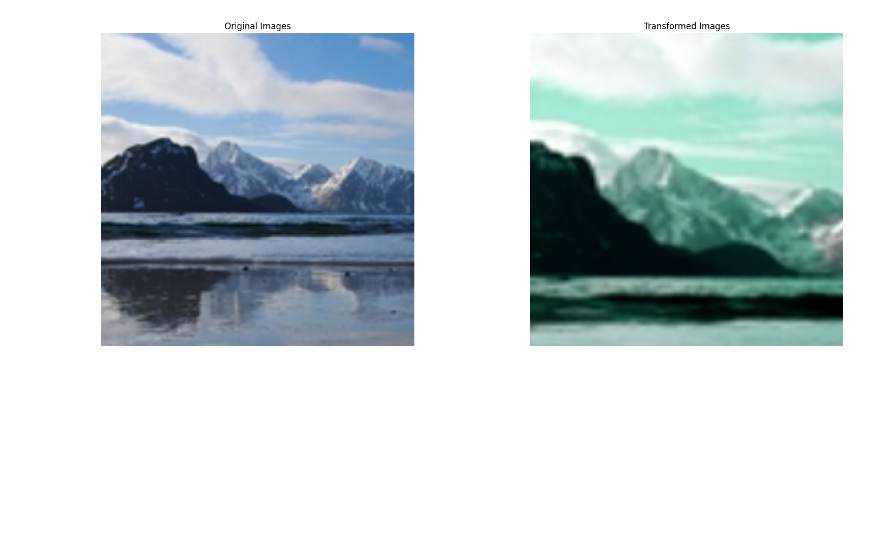
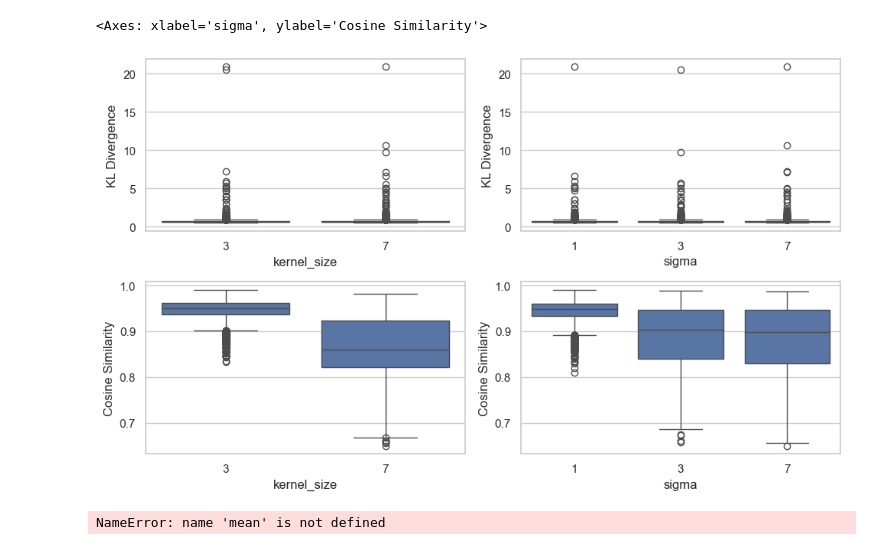
Before and after one commit to cris96spa/test_project, a Jupyter notebook: notebooks/img_drift_gen.ipynb, the cells around one changed output. Cells and saved outputs as stored; diff of their text form; code cells hidden in the pictures; blank space fills up the shorter version.

```diff
--- a/notebooks/img_drift_gen.ipynb
+++ b/notebooks/img_drift_gen.ipynb
@@ -27,0 +204,6 @@ sys.path.append('../')
+# %%
+gaussian_results = []
+for aug_name, params in gaussian_noise_aug:
+    for param in tqdm(params, desc=f"Processing {aug_name}"):
+        results = evaluate_augmentations(dataloader, aug_name, param)
+        gaussian_results.extend(results)
@@ -27,0 +306,20 @@ sys.path.append('../')
+# %%
+gaussian_blur_aug = [
+    ('gaussian_blur', [
+        {'kernel_size':3, 'sigma':1},
+        {'kernel_size':3, 'sigma':3},
+        {'kernel_size':3, 'sigma':7},
+        {'kernel_size':7, 'sigma':1},
+        {'kernel_size':7, 'sigma':3},
+        {'kernel_size':7, 'sigma':7},
+    ]),
+]
+# %%
+gaussian_blur_results = []
+for aug_name, params in gaussian_blur_aug:
+    for param in tqdm(params, desc=f"Processing {aug_name}: param: {param}"):
+        results = evaluate_augmentations(dataloader, aug_name, param)
+        gaussian_blur_results.extend(results)
+# %%
+gaussian_blur_df = pl.DataFrame(gaussian_blur_results)
+gaussian_blur_df.head()
@@ -28 +335,20 @@ sys.path.append('../')
+# %%
+# Evaluate results for each augmentation method
+fig, axes = plt.subplots(2, 2, figsize=(10, 6))
+sns.boxplot(x="kernel_size", y="KL Divergence", data=gaussian_blur_df, ax=axes[0][0])
+sns.boxplot(x="kernel_size", y="Cosine Similarity", data=gaussian_blur_df, ax=axes[1][0])
+sns.boxplot(x="sigma", y="KL Divergence", data=gaussian_blur_df, ax=axes[0][1])
+sns.boxplot(x="sigma", y="Cosine Similarity", data=gaussian_blur_df, ax=axes[1][1])
+# %% [output]
+<Axes: xlabel='sigma', ylabel='Cosine Similarity'>
+[figure, added]
+# %%
+denormalize_transform = transforms.Compose([
+    transforms.Normalize(
+        mean=[-m / s for m, s in zip(mean, std)],
+        std=[1 / s for s in std]
+    ),
+])
+# %% [output]
+NameError: name 'mean' is not defined
 # %%
@@ -51,26 +364,0 @@ dataloader = DataLoader(dataset, batch_size=1, shuffle=True)
-# %%
-for inputs, labels in dataloader:
-    fig, axes = plt.subplots(nrows=1, ncols=2, figsize=(20, 8))
-    classes = dataset.classes
-
-    # Use torch's utility to create an image grid
-    grid_img = make_grid(inputs[:1])  # Adjust to show a few images
-    np_img = grid_img.numpy().transpose((1, 2, 0))  # Convert from CHW to HWC for matplotlib
-
-    # Display the image grid without any denormalization
-    axes[0].imshow(np_img)
-    axes[0].axis('off')
-    axes[0].set_title('Original Images')
-
-    transformed_images = torch.stack([augment_transform(image) for image in inputs])  # Apply transformation manually
-    transformed_grid = make_grid(transformed_images)  # Create a grid for transformed images
-    np_transformed = transformed_grid.numpy().transpose((1, 2, 0))  # Convert from CHW to HWC for matplotlib
-
-    axes[1].imshow(np_transformed)
-    axes[1].axis('off')
-    axes[1].set_title('Transformed Images')
-
-    plt.show()  # Show the plot once
-    break  # Stop after the first batch
-# %% [output]
-[figure, removed]
```
Also changed, not shown: parts of 28 cells of this notebook, 5 other files.
